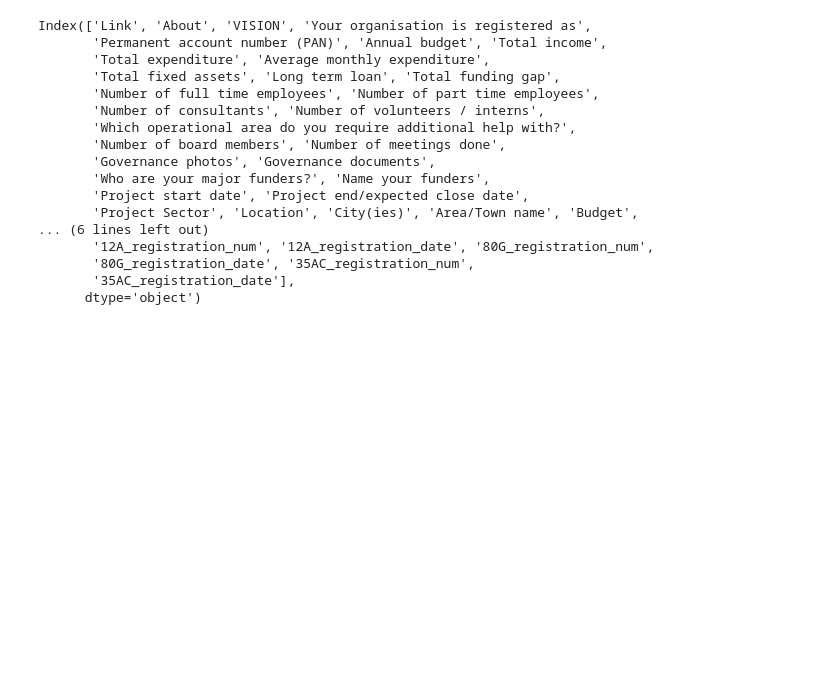
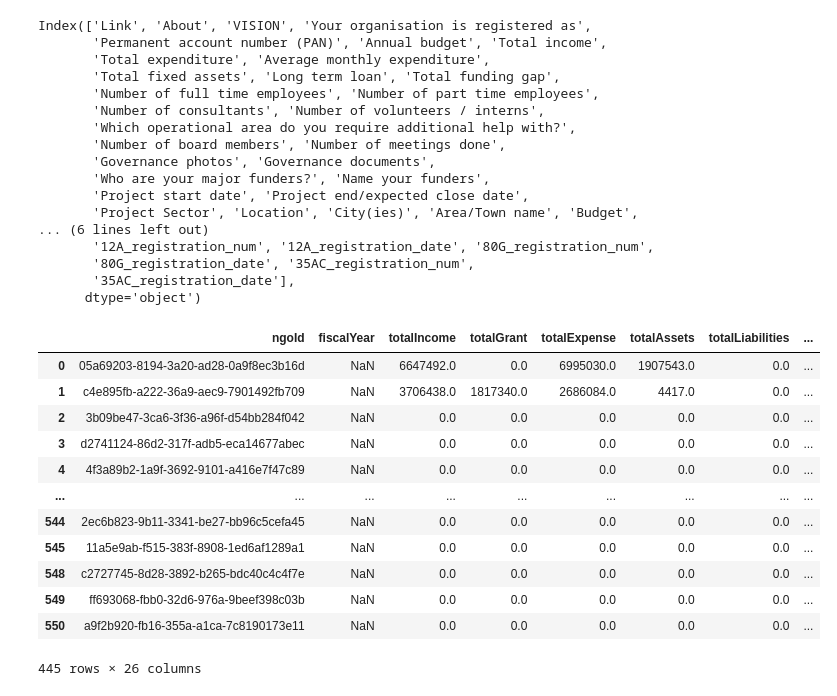
Before and after one commit to DaanMatch/Codebook, a Jupyter notebook: ds/ngo_impact_harish/toSchema.ipynb, the cells around one changed output. Cells and saved outputs as stored; diff of their text form; code cells hidden in the pictures; blank space fills up the shorter version.

Commit message:
cleaned up NgoFInance
Removed special chars, and got the max value out of spaced dupes

```diff
--- a/ds/ngo_impact_harish/toSchema.ipynb
+++ b/ds/ngo_impact_harish/toSchema.ipynb
@@ -204,21 +204,46 @@ NgoRegistration["35ACRegdate"] = df["35AC_registration_date"]
 NgoRegistration["fCRANo"] = df["FCRA_registration_num"]
 NgoRegistration["fCRARegdate"] = df["FCRA_registration_date"]
 
+# Define a function to split the string, convert to integers, and find the maximum
+def get_max_value(row):
+    if isinstance(row, str) and not pd.isnull(row):  # Check if the value is a non-null string
+        split_list = row.split()
+        int_list = [int(num) for num in split_list]
+        return max(int_list)
+    else:
+        return row
+
 NgoFinance["ngoId"] = df["uuid"]
-NgoFinance["totalIncome"] = df["Total income"]
-NgoFinance["totalGrant"] = df["External funding received"]
-NgoFinance["totalExpense"] = df["Total expenditure"]
-NgoFinance["totalAssets"] = df["Total fixed assets"]
-NgoFinance["totalLiabilities"] = df["Long term loan"]
-NgoFinance["totalFundingGap"] = df["Total funding gap"]
+NgoFinance["totalIncome"] = df["Total income"].apply(get_max_value)
+NgoFinance["totalGrant"] = df["External funding received"].str.replace(r'[₹,]', '', regex=True).apply(get_max_value)
+NgoFinance["totalExpense"] = df["Total expenditure"].apply(get_max_value)
+NgoFinance["totalAssets"] = df["Total fixed assets"].apply(get_max_value)
+NgoFinance["totalLiabilities"] = df["Long term loan"].apply(get_max_value)
+NgoFinance["totalFundingGap"] = df["Total funding gap"].apply(get_max_value)
 NgoFinance["sourceOfFunds"] = df["Who are your major funders?"]
 NgoFinance["majorFunders"] = df["Name your funders"]
-NgoFinance["ngoBudgetAllocation"] = df["Budget"]
-NgoFinance["avgMonthlyExpenditure"] = df["Average monthly expenditure"]
+NgoFinance["ngoBudgetAllocation"] = df["Budget"].str.replace(r'[₹,]', '', regex=True).apply(get_max_value)
+NgoFinance["avgMonthlyExpenditure"] = df["Average monthly expenditure"].apply(get_max_value)
 NgoFinance["fulltimeEmployees"] = df["Number of full time employees"]
 NgoFinance["parttimeEmployees"] = df["Number of part time employees"]
-NgoFinance["fulltimeVolunteers"] = df["Number of volunteers / interns"]
+NgoFinance["fulltimeVolunteers"] = df["Number of volunteers / interns"].str.replace(r'[,]', '', regex=True)
 NgoFinance["consultants"] = df["Number of consultants"]
+# %%
+NgoFinance
+# %% [output]
+|  | ngoId | fiscalYear | totalIncome | totalGrant | totalExpense | totalAssets | totalLiabilities | ... |
+| 0 | 05a69203-8194-3a20-ad28-0a9f8ec3b16d | NaN | 6647492.0 | 0.0 | 6995030.0 | 1907543.0 | 0.0 | ... |
+| 1 | c4e895fb-a222-36a9-aec9-7901492fb709 | NaN | 3706438.0 | 1817340.0 | 2686084.0 | 4417.0 | 0.0 | ... |
+| 2 | 3b09be47-3ca6-3f36-a96f-d54bb284f042 | NaN | 0.0 | 0.0 | 0.0 | 0.0 | 0.0 | ... |
+| 3 | d2741124-86d2-317f-adb5-eca14677abec | NaN | 0.0 | 0.0 | 0.0 | 0.0 | 0.0 | ... |
+| 4 | 4f3a89b2-1a9f-3692-9101-a416e7f47c89 | NaN | 0.0 | 0.0 | 0.0 | 0.0 | 0.0 | ... |
+| ... | ... | ... | ... | ... | ... | ... | ... | ... |
+| 544 | 2ec6b823-9b11-3341-be27-bb96c5cefa45 | NaN | 0.0 | 0.0 | 0.0 | 0.0 | 0.0 | ... |
+| 545 | 11a5e9ab-f515-383f-8908-1ed6af1289a1 | NaN | 0.0 | 0.0 | 0.0 | 0.0 | 0.0 | ... |
+| 548 | c2727745-8d28-3892-b265-bdc40c4c4f7e | NaN | 0.0 | 0.0 | 0.0 | 0.0 | 0.0 | ... |
+| 549 | ff693068-fbb0-32d6-976a-9beef398c03b | NaN | 0.0 | 0.0 | 0.0 | 0.0 | 0.0 | ... |
+| 550 | a9f2b920-fb16-355a-a1ca-7c8190173e11 | NaN | 0.0 | 0.0 | 0.0 | 0.0 | 0.0 | ... |
+445 rows × 26 columns
 # %%
 # For DataFrame NgoBackground
 NgoBackground = NgoBackground.dropna(how='all', subset=NgoBackground.columns.difference(['ngoId']))
```
Also changed, not shown: 7 other files.
